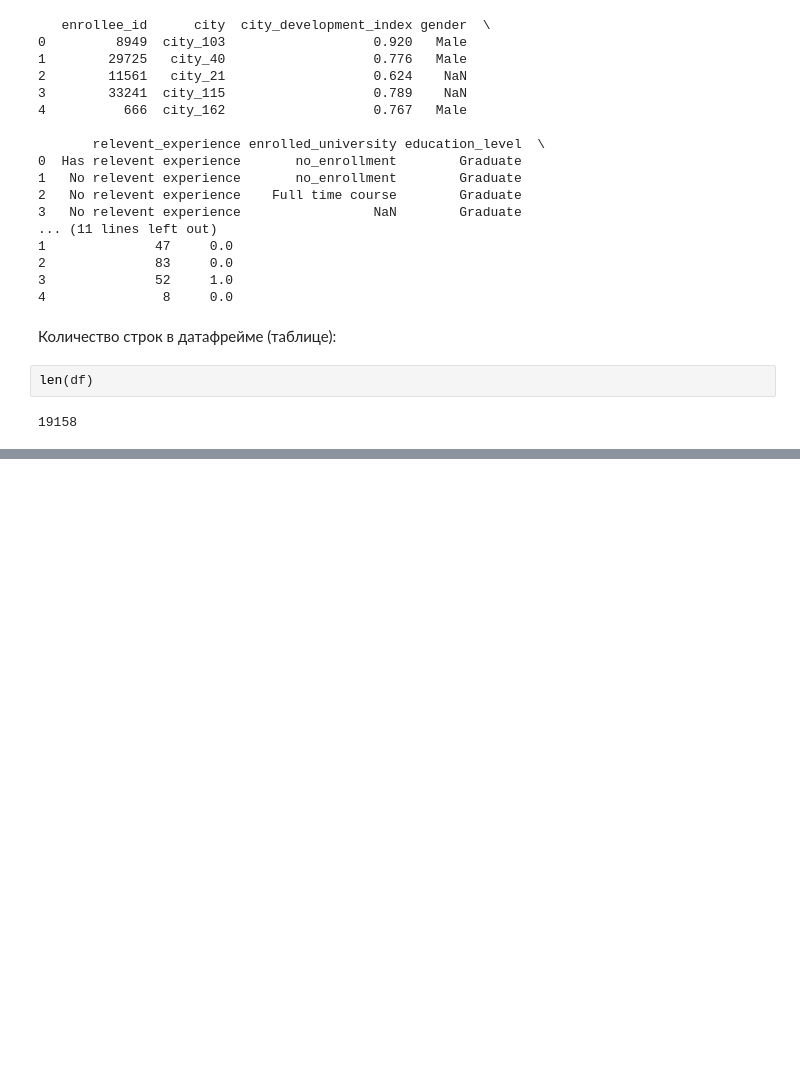
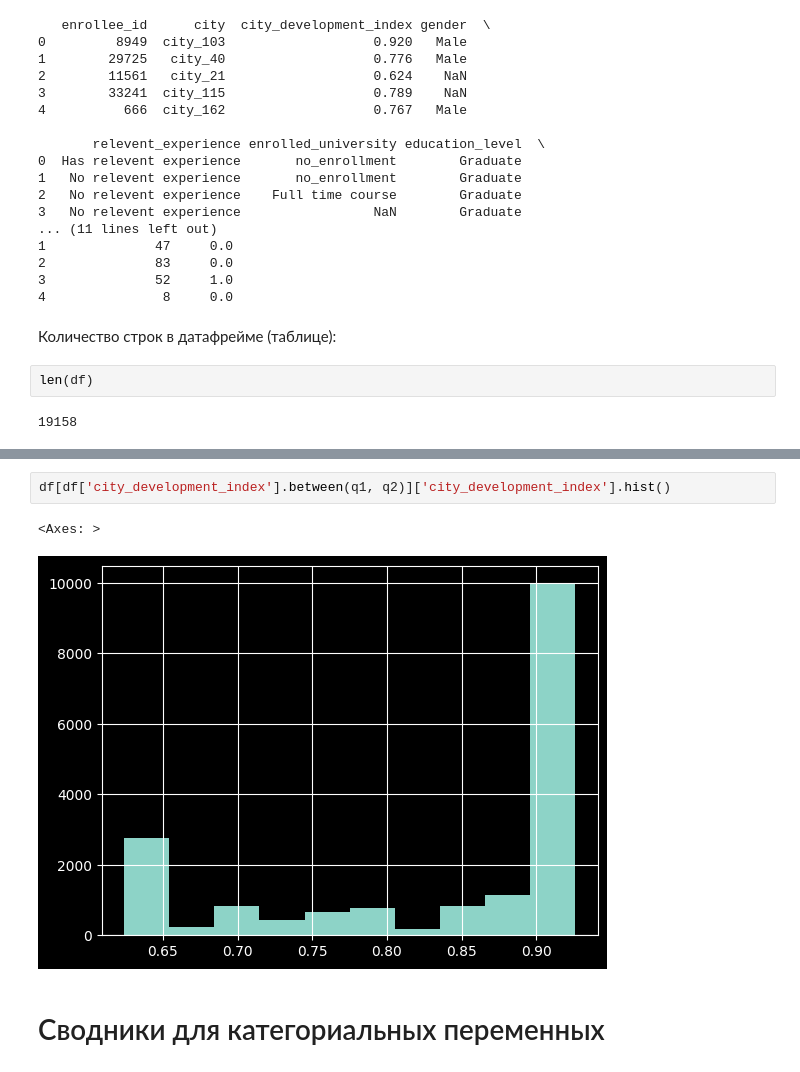
Before and after one commit to IrinaKusyakinamew/LR6, a Jupyter notebook: Основы_Pandas.ipynb, the cells around one changed output, grey strips where cells are left out. Drawn from its saved outputs; the diff is of its cells as text; blank space fills up the shorter version.

```diff
--- a/Основы_Pandas.ipynb
+++ b/Основы_Pandas.ipynb
@@ -177,0 +758,7 @@ len(df)
+# %%
+df[df['city_development_index'].between(q1, q2)]['city_development_index'].hist()
+# %% [output]
+<Axes: >
+[figure, added]
+# %% [markdown]
+# Сводники для категориальных переменных
```
Also changed, not shown: parts of 396 cells of this notebook.
